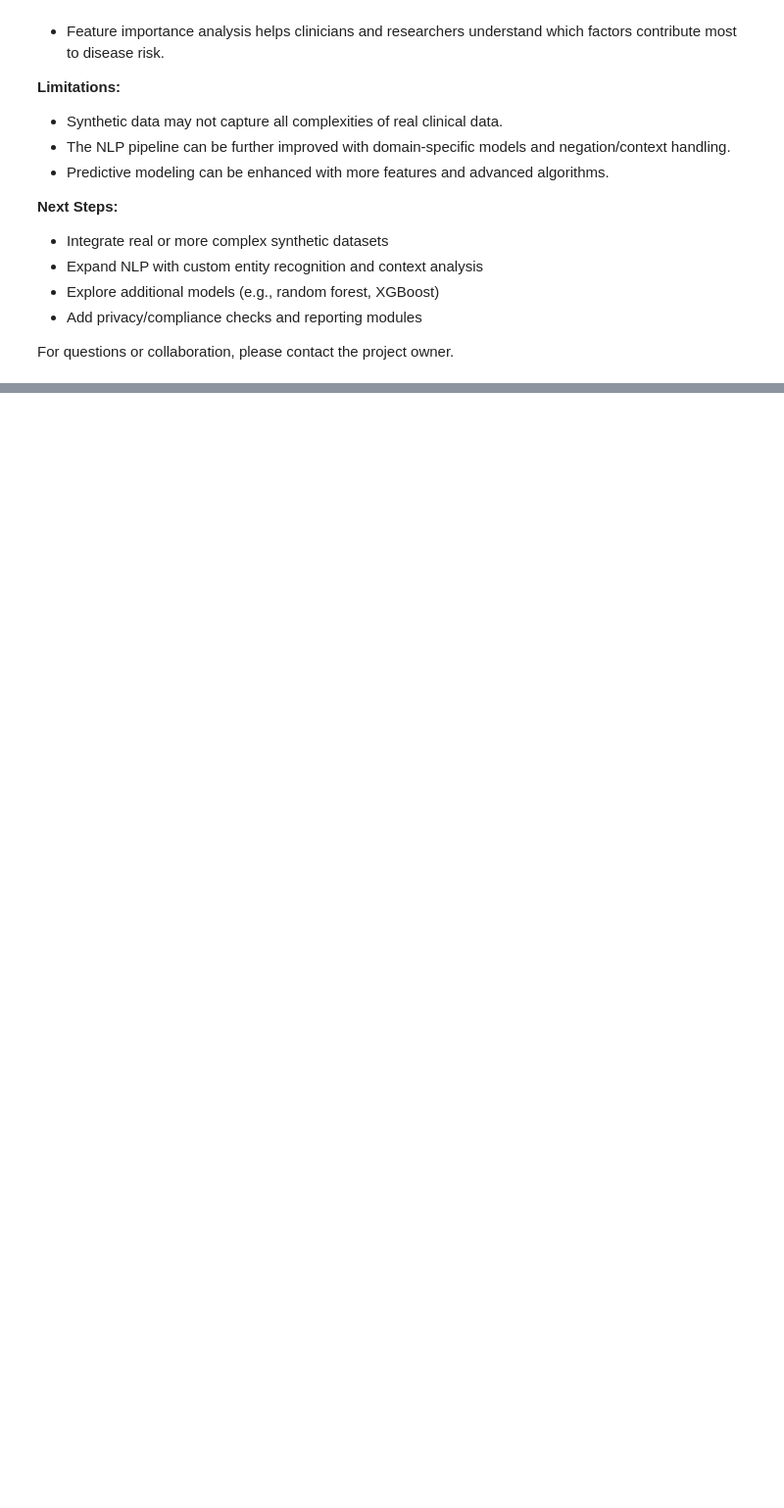
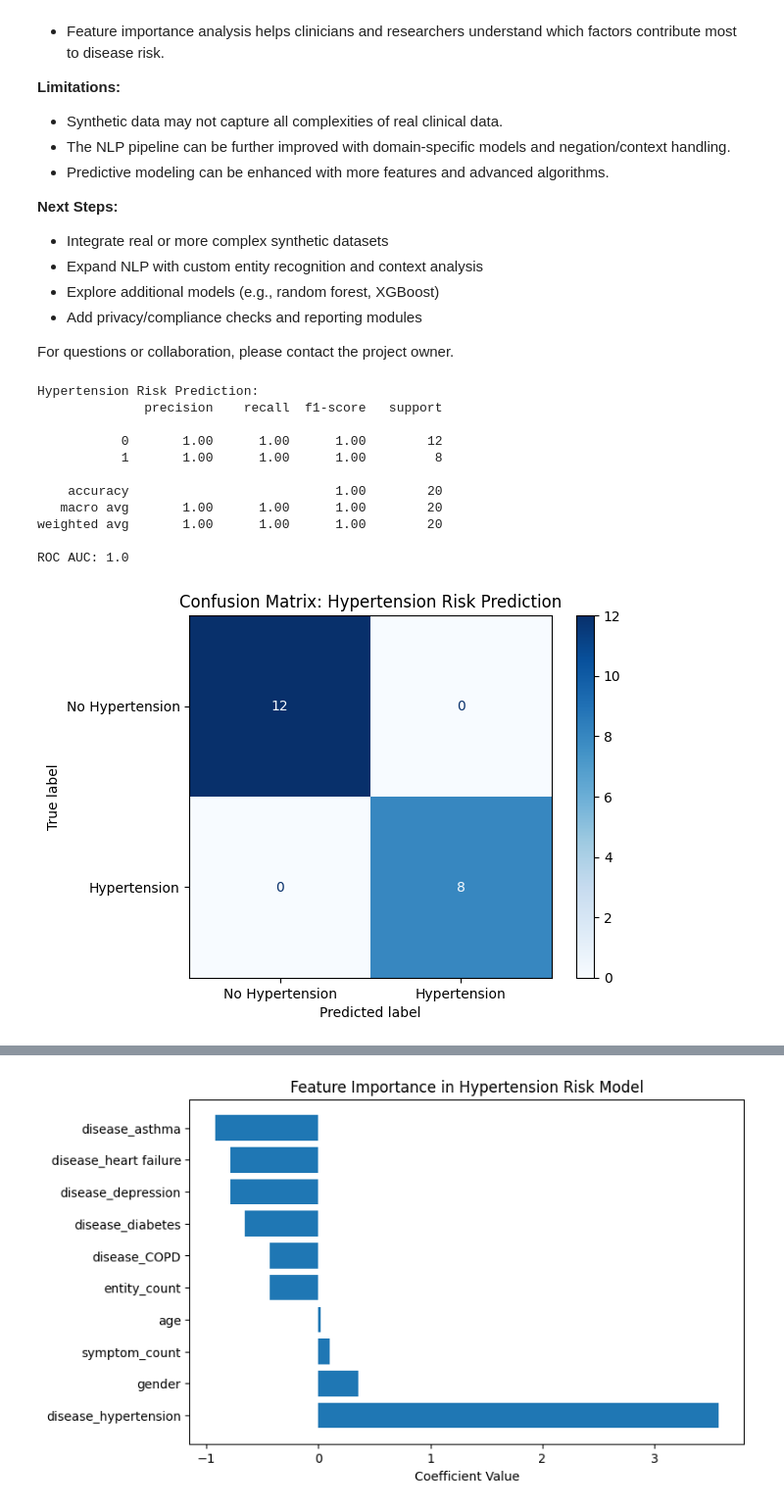
Before and after one commit to justin-mbca/clinical-nlp-portfolio, a Jupyter notebook: notebooks/clinical_nlp_demo.ipynb, the cells around one changed output, grey strips where cells are left out. Shown: that part at 98% size. Cells and saved outputs as stored; diff of their text form; code cells hidden in the pictures; blank space fills up the shorter version.

Commit message:
Expand disease risk prediction to hypertension and asthma; update documentation

```diff
--- a/notebooks/clinical_nlp_demo.ipynb
+++ b/notebooks/clinical_nlp_demo.ipynb
@@ -237,3 +237,78 @@ This notebook demonstrates a clinical NLP and predictive modeling workflow using
 - Add privacy/compliance checks and reporting modules
 
 For questions or collaboration, please contact the project owner.
+# %%
+# Create binary targets for hypertension and asthma
+
+df["hypertension_risk"] = (df["disease"] == "hypertension").astype(int)
+
+df["asthma_risk"] = (df["disease"] == "asthma").astype(int)
+
+# Features reused from previous modeling
+
+features = X.columns
+
+results = {}
+
+for disease, target in zip(["Hypertension", "Asthma"], ["hypertension_risk", "asthma_risk"]):
+
+    y = df[target]
+
+    X_train, X_test, y_train, y_test = train_test_split(X, y, test_size=0.2, random_state=42)
+
+    clf = LogisticRegression(class_weight='balanced')
+
+    clf.fit(X_train, y_train)
+
+    y_pred = clf.predict(X_test)
+
+    y_prob = clf.predict_proba(X_test)[:, 1]
+
+    print(f"\n{disease} Risk Prediction:")
+
+    print(classification_report(y_test, y_pred))
+
+    print("ROC AUC:", roc_auc_score(y_test, y_prob))
+
+    ConfusionMatrixDisplay.from_estimator(clf, X_test, y_test, display_labels=[f"No {disease}", disease], cmap=plt.cm.Blues)
+
+    plt.title(f"Confusion Matrix: {disease} Risk Prediction")
+
+    plt.show()
+
+    # Feature importance
+
+    feature_names = X.columns
+
+    coefficients = clf.coef_[0]
+
+    coef_df = pd.DataFrame({"Feature": feature_names, "Coefficient": coefficients})
+
+    coef_df = coef_df.sort_values(by="Coefficient", ascending=False)
+
+    print("Model Coefficients (sorted):")
+
+    print(coef_df)
+
+    plt.figure(figsize=(8, 5))
+
+    plt.barh(coef_df["Feature"], coef_df["Coefficient"])
+
+    plt.xlabel("Coefficient Value")
+
+    plt.title(f"Feature Importance in {disease} Risk Model")
+
+    plt.show()
+# %% [output]
+Hypertension Risk Prediction:
+              precision    recall  f1-score   support
+
+           0       1.00      1.00      1.00        12
+           1       1.00      1.00      1.00         8
+
+    accuracy                           1.00        20
+   macro avg       1.00      1.00      1.00        20
+weighted avg       1.00      1.00      1.00        20
+
+ROC AUC: 1.0
+[figure, added]
@@ -239,0 +327 @@ For questions or collaboration, please contact the project owner.
+[figure, added]
```
Also changed, not shown: parts of 2 cells of this notebook, 1 other file.
